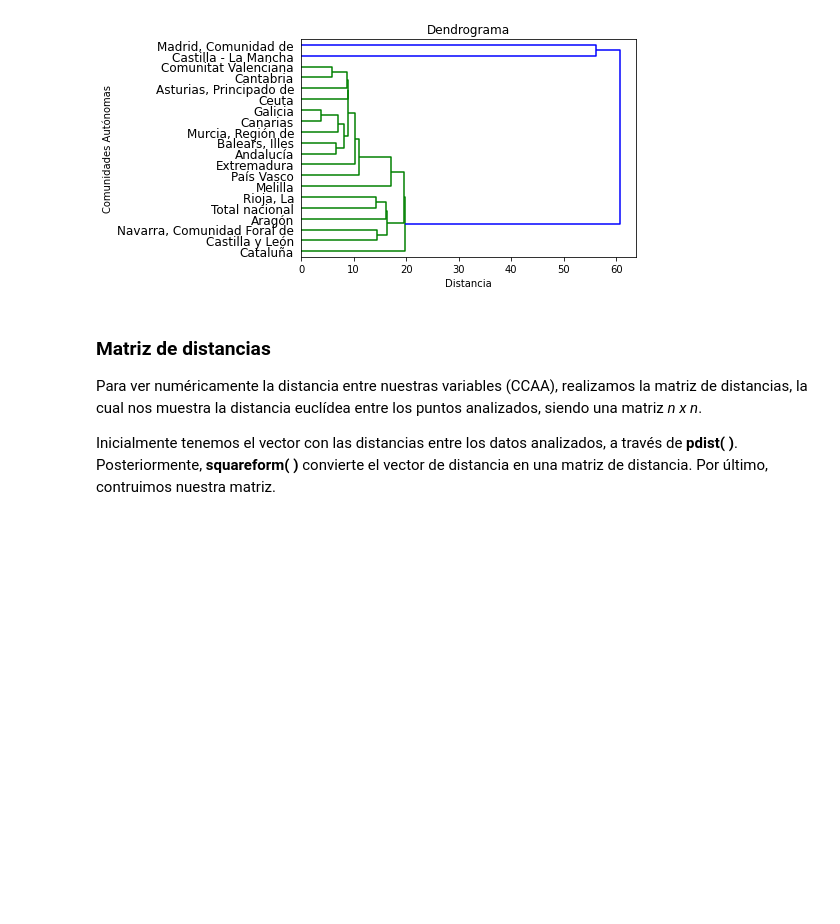
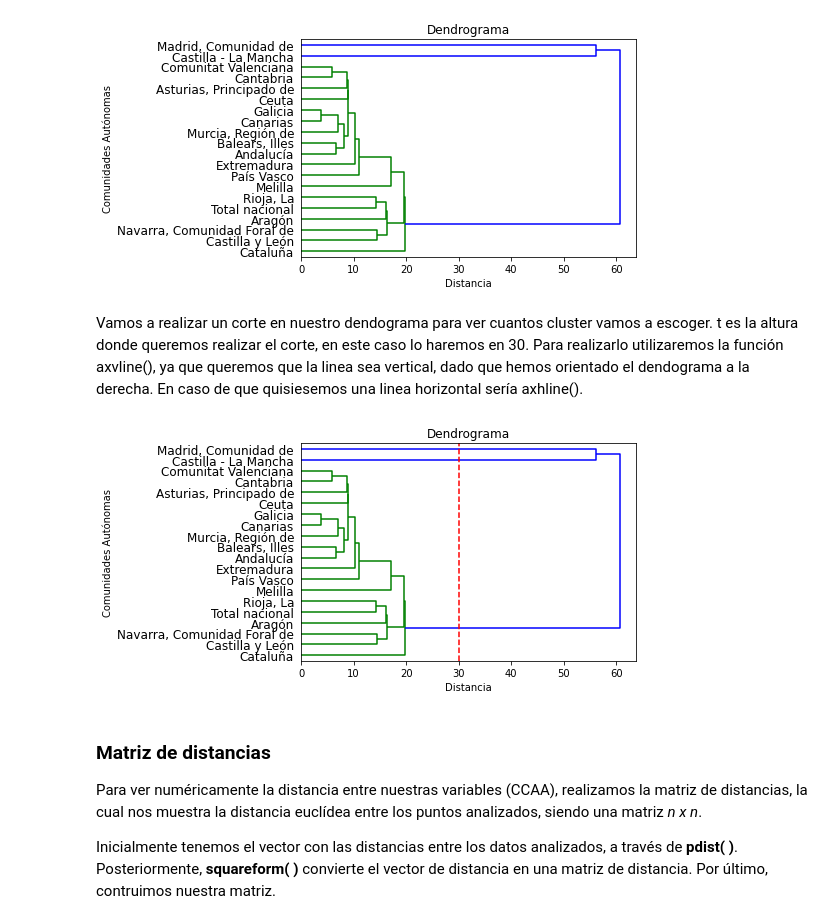
Before and after one commit to Sara-Sanchez-Grana/Proyecto_Difusion_Universitarios_INE, a Jupyter notebook: Casos_de_uso_Python/Covid Cluster Jerárquico.ipynb, the cells around one changed output. Drawn from its saved outputs; the diff is of its cells as text; code cells hidden in the pictures; blank space fills up the shorter version.

```diff
--- a/Casos_de_uso_Python/Covid Cluster Jerárquico.ipynb
+++ b/Casos_de_uso_Python/Covid Cluster Jerárquico.ipynb
@@ -67,6 +69,17 @@ plt.ylabel('Comunidades Autónomas')
 plt.show()
 # %% [output]
 [figure]
+# %% [markdown]
+Vamos a realizar un corte en nuestro dendograma para ver cuantos cluster vamos a escoger. t es la altura donde queremos realizar el corte, en este caso lo haremos en 30. Para realizarlo utilizaremos la función axvline(), ya que queremos que la linea sea vertical, dado que hemos orientado el dendograma a la derecha. En caso de que quisiesemos una linea horizontal sería axhline().
+# %%
+plt.title('Dendrograma')
+plt.xlabel('Distancia')
+plt.ylabel('Comunidades Autónomas')
+dendrograma = sch.dendrogram(W,labels=np.array(comunidades), orientation='right')
+plt.axvline(x=30, color='r', linestyle='--')
+plt.show()
+# %% [output]
+[figure, added]
 # %% [markdown]
 ### **Matriz de distancias**
 Para ver numéricamente la distancia entre nuestras variables (CCAA), realizamos la matriz de distancias, la cual nos muestra la distancia euclídea entre los puntos analizados, siendo una matriz *n x n*.
```
Also changed, not shown: parts of 15 cells of this notebook.
